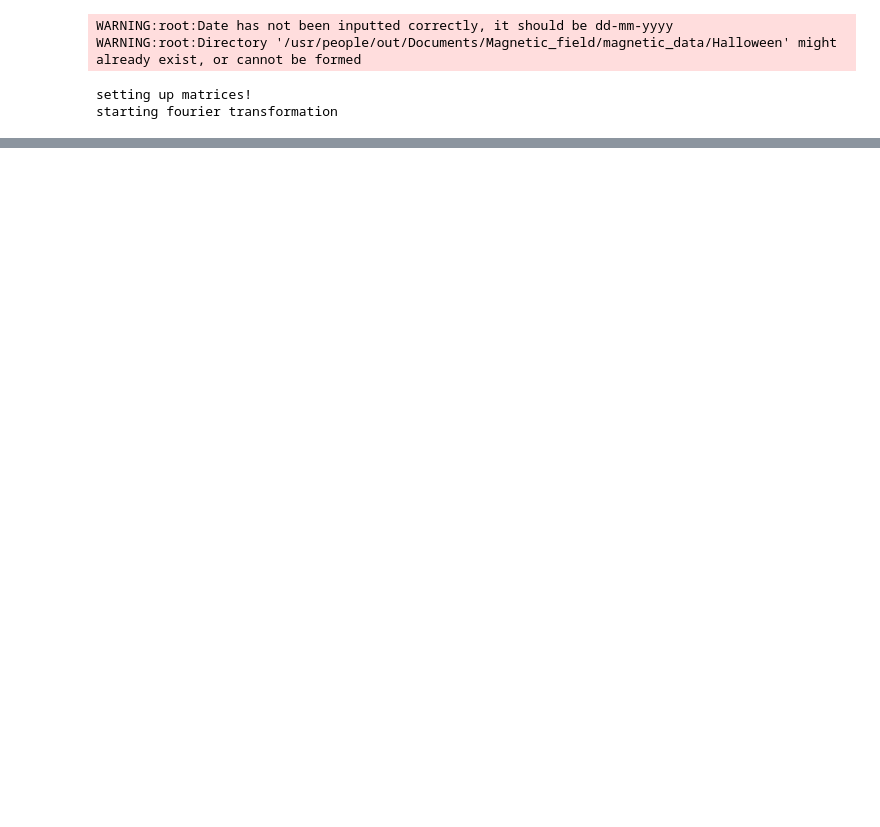
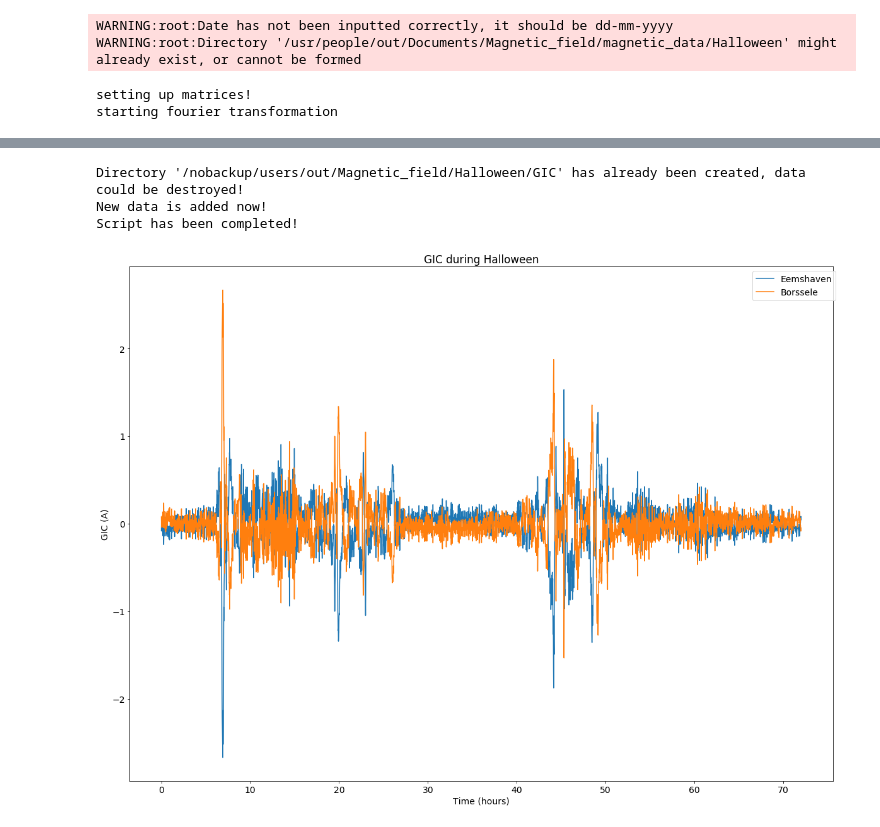
Before and after one commit to outfrenk/Dutch_GIC, a Jupyter notebook: notebooks/Class_GIC_notebook.ipynb, the cells around one changed output, grey strips where cells are left out. Drawn from its saved outputs; the diff is of its cells as text; code cells hidden in the pictures; blank space fills up the shorter version.

```diff
--- a/notebooks/Class_GIC_notebook.ipynb
+++ b/notebooks/Class_GIC_notebook.ipynb
@@ -2361,7 +2365,7 @@ class GIC:
 # %%
 stationlist=[0,1]
 Halloween=GIC('/usr/people/out/Documents/testnetwerk','/usr/people/out/Documents/Magnetic_field/magnetic_data','/nobackup/users/out/Magnetic_field','Halloween')
-Halloween.BtoE(9)
+Halloween.BtoE(10)
 Halloween.calculate_GIC(80,False)
 Halloween.plot_GIC(stationlist)
 # %% [output]
@@ -2372,3 +2379,7 @@ starting fourier transformation
+Directory '/nobackup/users/out/Magnetic_field/Halloween/GIC' has already been created, data could be destroyed!
+New data is added now!
+Script has been completed!
+[figure, added]
 # %%
 import os
 os.system('shutdown now')
```
Also changed, not shown: parts of 2 cells of this notebook, 3 other files.
